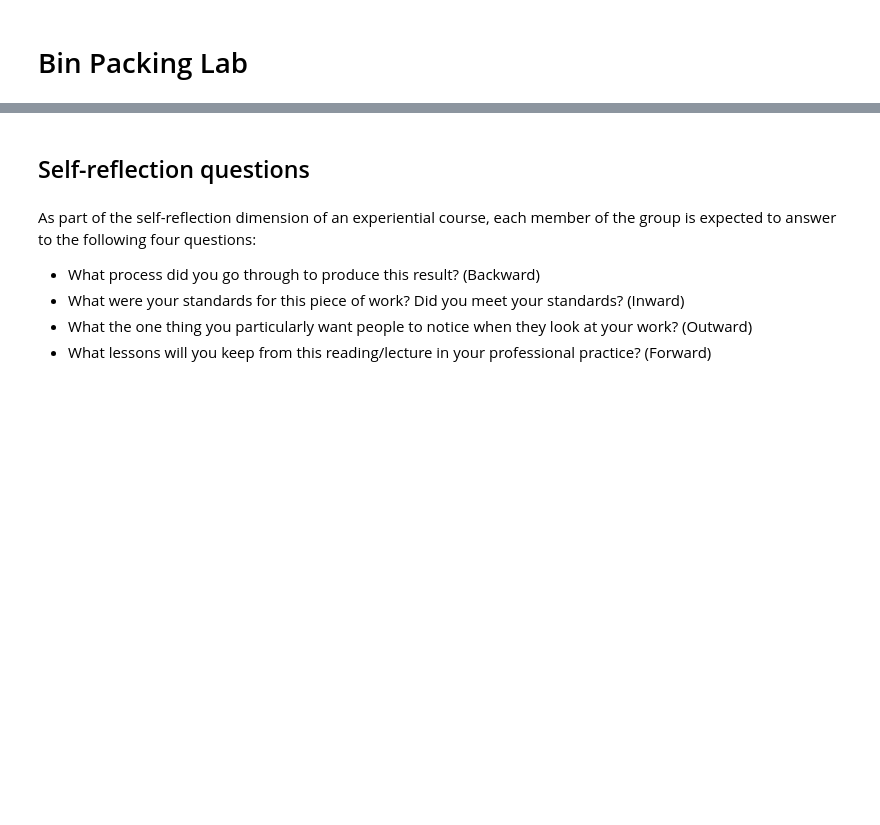
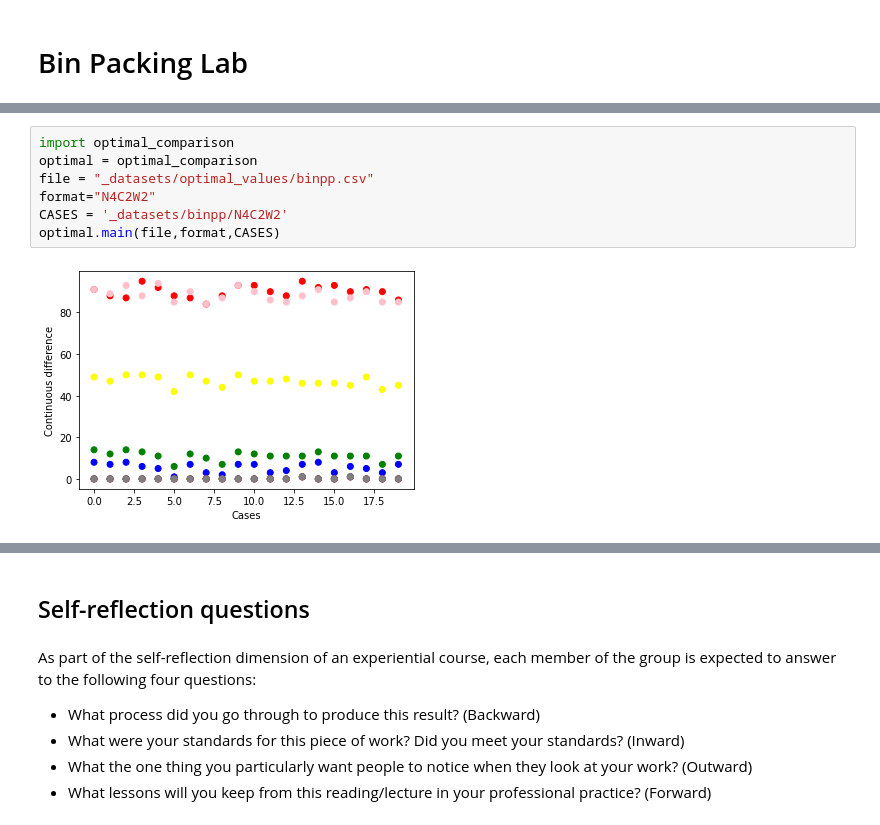
Before and after one commit to arashinho-gh/Bin-Packing, a Jupyter notebook: report.ipynb, the cells around one changed output, grey strips where cells are left out. Saved outputs shown, nothing was run; the diff lists cells and outputs as text; blank space fills up the shorter version.

```diff
--- a/report.ipynb
+++ b/report.ipynb
@@ -62,0 +144,9 @@ As expected, the online version is worst!
+# %%
+import optimal_comparison
+optimal = optimal_comparison
+file = "_datasets/optimal_values/binpp.csv"
+format="N4C2W2"
+CASES = '_datasets/binpp/N4C2W2'
+optimal.main(file,format,CASES)
+# %% [output]
+[figure, added]
```
Also changed, not shown: parts of 51 cells of this notebook, 21 other files.
